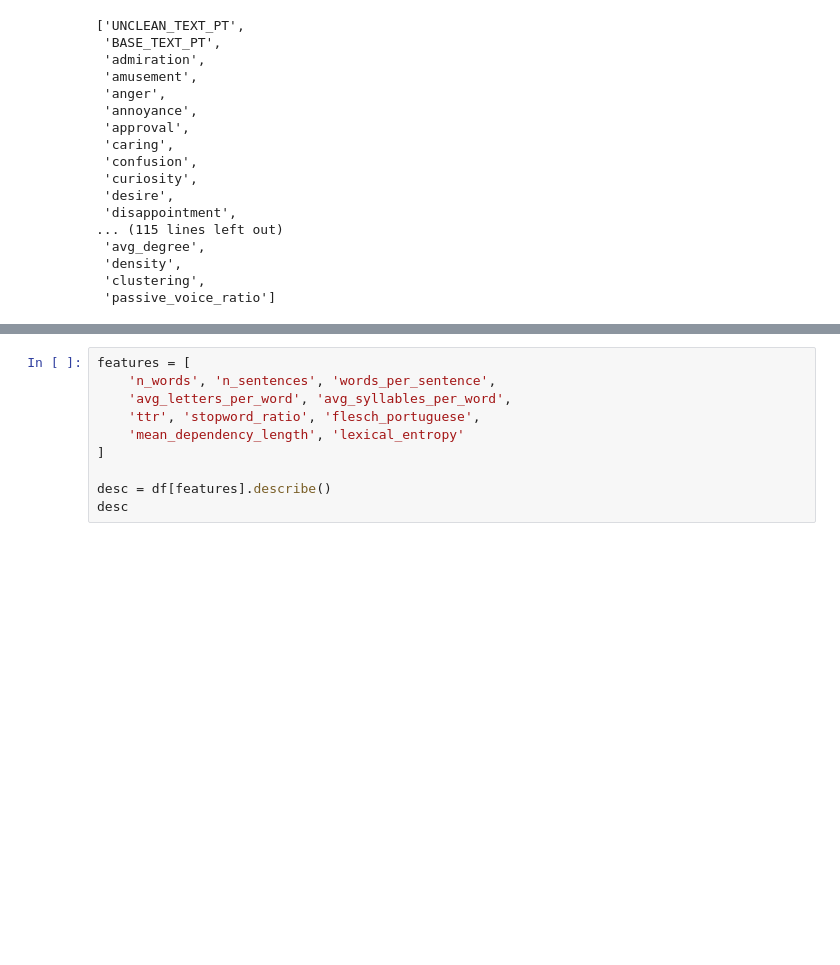
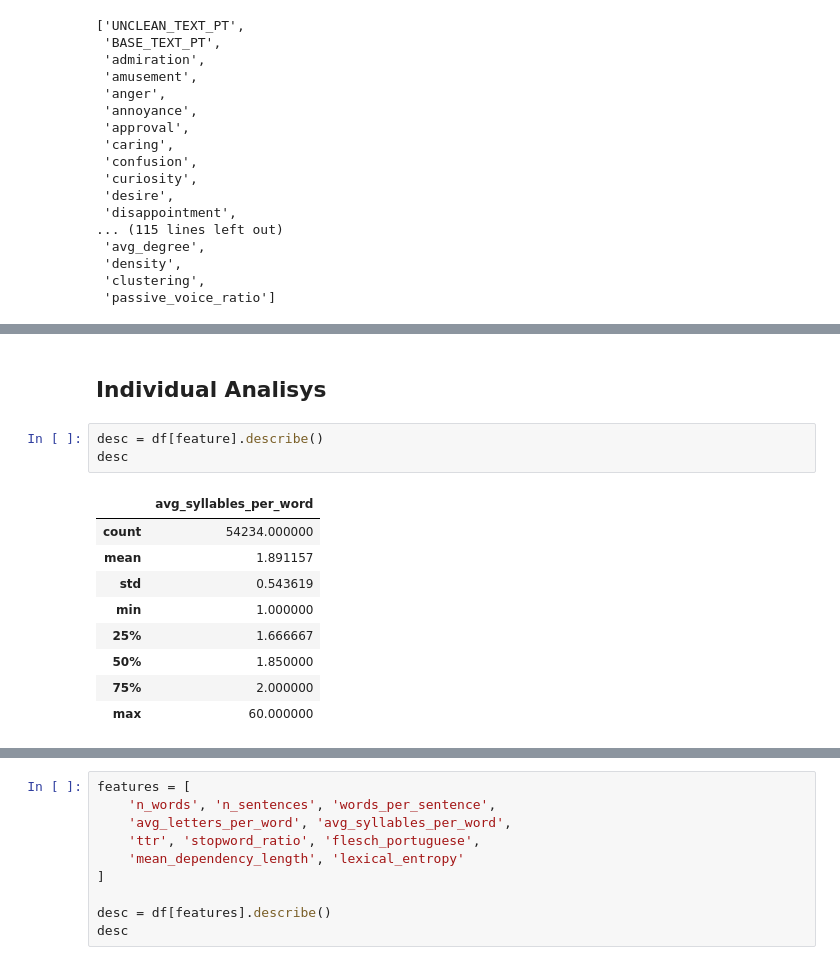
Before and after one commit to LuanBarbs/tcc-emotion-detection-nlp, a Jupyter notebook: src/analyse_linguistic_features.ipynb, the cells around one changed output, grey strips where cells are left out. Drawn from its saved outputs; the diff is of its cells as text; blank space fills up the shorter version.

Commit message:
começando analise individual de features

```diff
--- a/src/analyse_linguistic_features.ipynb
+++ b/src/analyse_linguistic_features.ipynb
@@ -30,0 +46,15 @@ df.columns.tolist()
+# %% [markdown]
+## Individual Analisys
+# %%
+desc = df[feature].describe()
+desc
+# %% [output]
+|  | avg_syllables_per_word |
+| count | 54234.000000 |
+| mean | 1.891157 |
+| std | 0.543619 |
+| min | 1.000000 |
+| 25% | 1.666667 |
+| 50% | 1.850000 |
+| 75% | 2.000000 |
+| max | 60.000000 |
```
Also changed, not shown: parts of 8 cells of this notebook.
